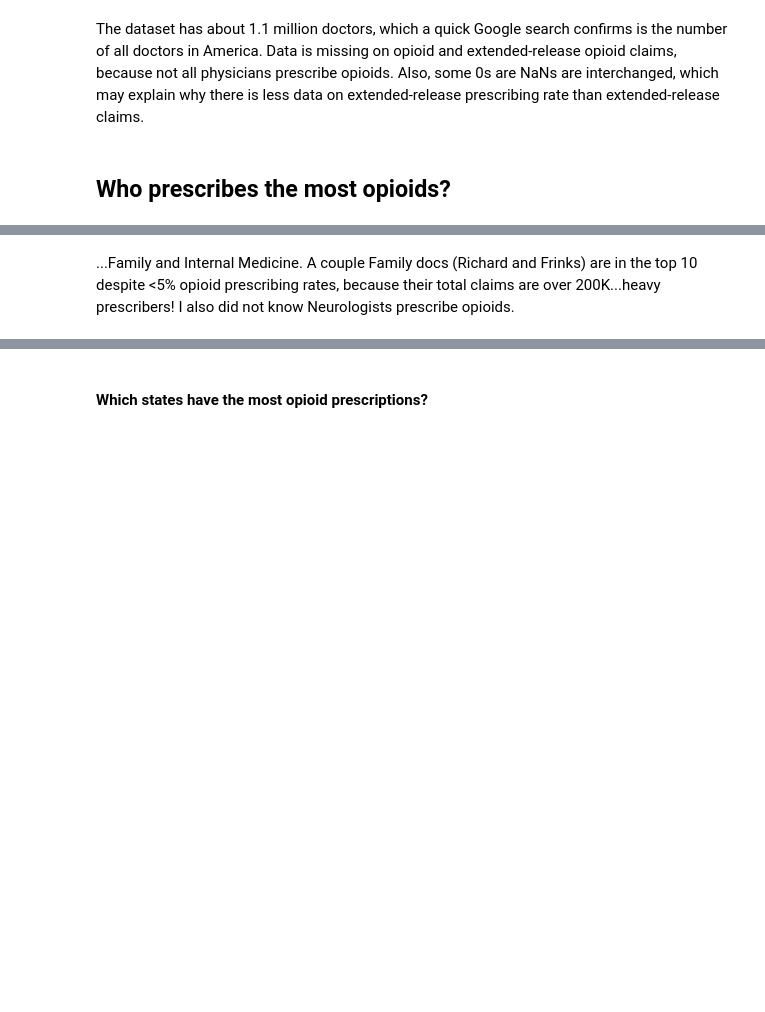
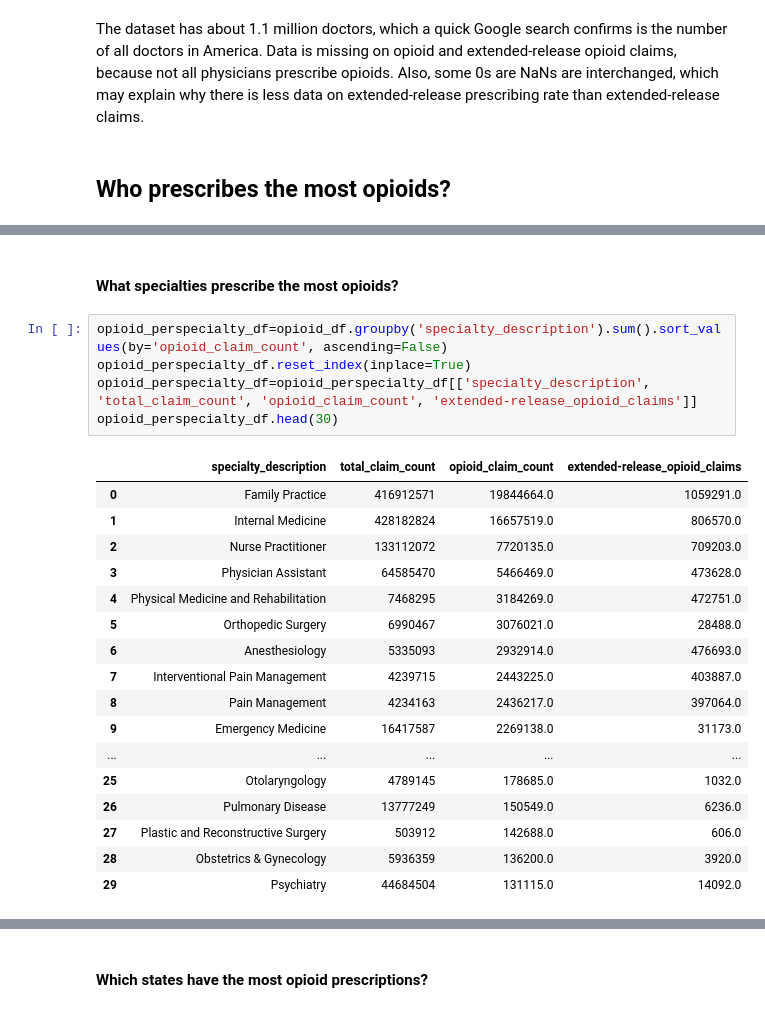
Before and after one commit to usmanakhter/cms_opioid, a Jupyter notebook: opioid_prescribing.ipynb, the cells around one changed output, grey strips where cells are left out. Cells and saved outputs as stored; diff of their text form; blank space fills up the shorter version.

Commit message:
add pie chart by specialty and original csv data

```diff
--- a/opioid_prescribing.ipynb
+++ b/opioid_prescribing.ipynb
@@ -102,2 +86,25 @@ opioid_df[~opioid_df['specialty_description'].str.contains("Pain|Rehabilitation|
-# %% [markdown]
-...Family and Internal Medicine. A couple Family docs (Richard and Frinks) are in the top 10 despite <5% opioid prescribing rates, because their total claims are over 200K...heavy prescribers! I also did not know Neurologists prescribe opioids.
+# %% [markdown]
+<h4> What specialties prescribe the most opioids? </h4>
+# %%
+opioid_perspecialty_df=opioid_df.groupby('specialty_description').sum().sort_values(by='opioid_claim_count', ascending=False)
+opioid_perspecialty_df.reset_index(inplace=True)
+opioid_perspecialty_df=opioid_perspecialty_df[['specialty_description', 'total_claim_count', 'opioid_claim_count', 'extended-release_opioid_claims']]
+opioid_perspecialty_df.head(30)
+# %% [output]
+|  | specialty_description | total_claim_count | opioid_claim_count | extended-release_opioid_claims |
+| 0 | Family Practice | 416912571 | 19844664.0 | 1059291.0 |
+| 1 | Internal Medicine | 428182824 | 16657519.0 | 806570.0 |
+| 2 | Nurse Practitioner | 133112072 | 7720135.0 | 709203.0 |
+| 3 | Physician Assistant | 64585470 | 5466469.0 | 473628.0 |
+| 4 | Physical Medicine and Rehabilitation | 7468295 | 3184269.0 | 472751.0 |
+| 5 | Orthopedic Surgery | 6990467 | 3076021.0 | 28488.0 |
+| 6 | Anesthesiology | 5335093 | 2932914.0 | 476693.0 |
+| 7 | Interventional Pain Management | 4239715 | 2443225.0 | 403887.0 |
+| 8 | Pain Management | 4234163 | 2436217.0 | 397064.0 |
+| 9 | Emergency Medicine | 16417587 | 2269138.0 | 31173.0 |
+| ... | ... | ... | ... | ... |
+| 25 | Otolaryngology | 4789145 | 178685.0 | 1032.0 |
+| 26 | Pulmonary Disease | 13777249 | 150549.0 | 6236.0 |
+| 27 | Plastic and Reconstructive Surgery | 503912 | 142688.0 | 606.0 |
+| 28 | Obstetrics & Gynecology | 5936359 | 136200.0 | 3920.0 |
+| 29 | Psychiatry | 44684504 | 131115.0 | 14092.0 |
```
Also changed, not shown: parts of 11 cells of this notebook, 1 other file.
